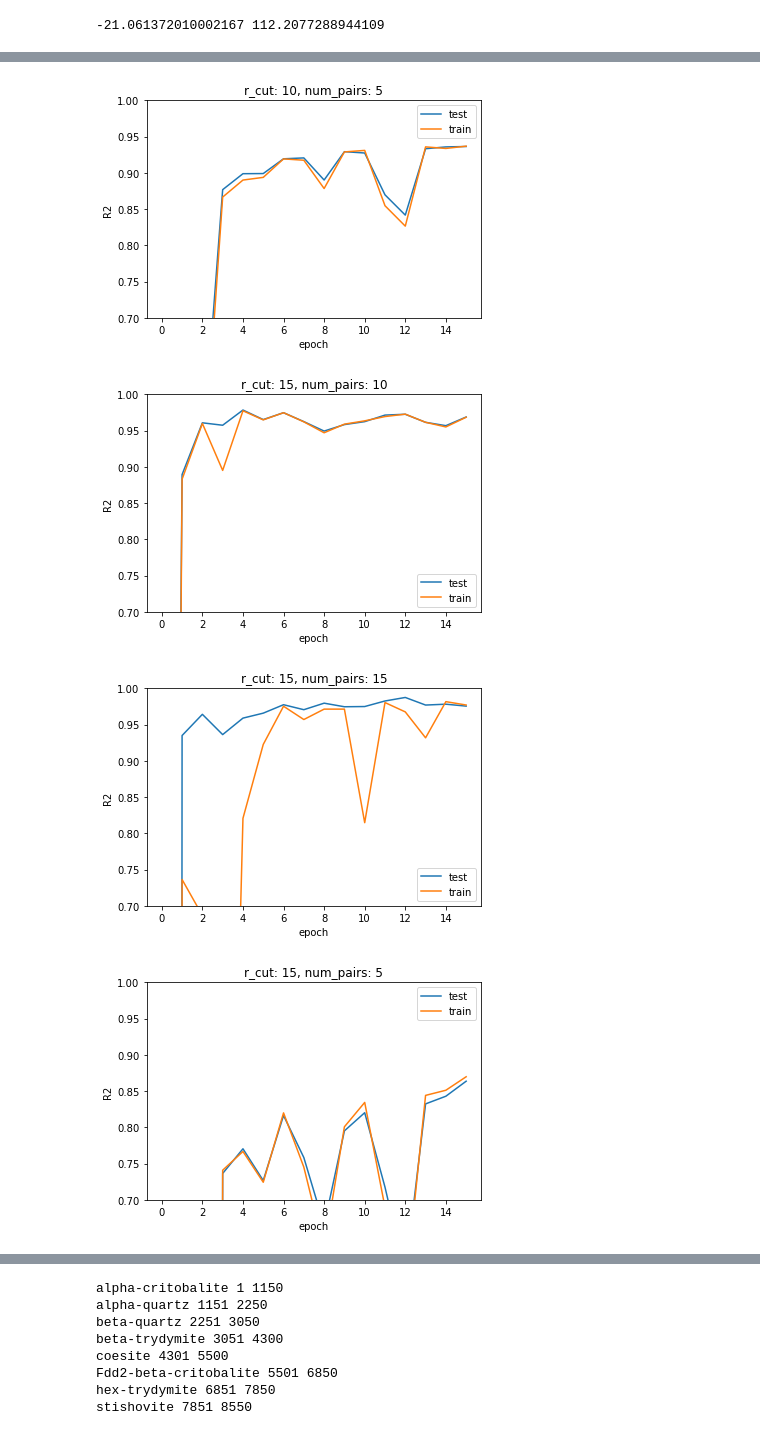
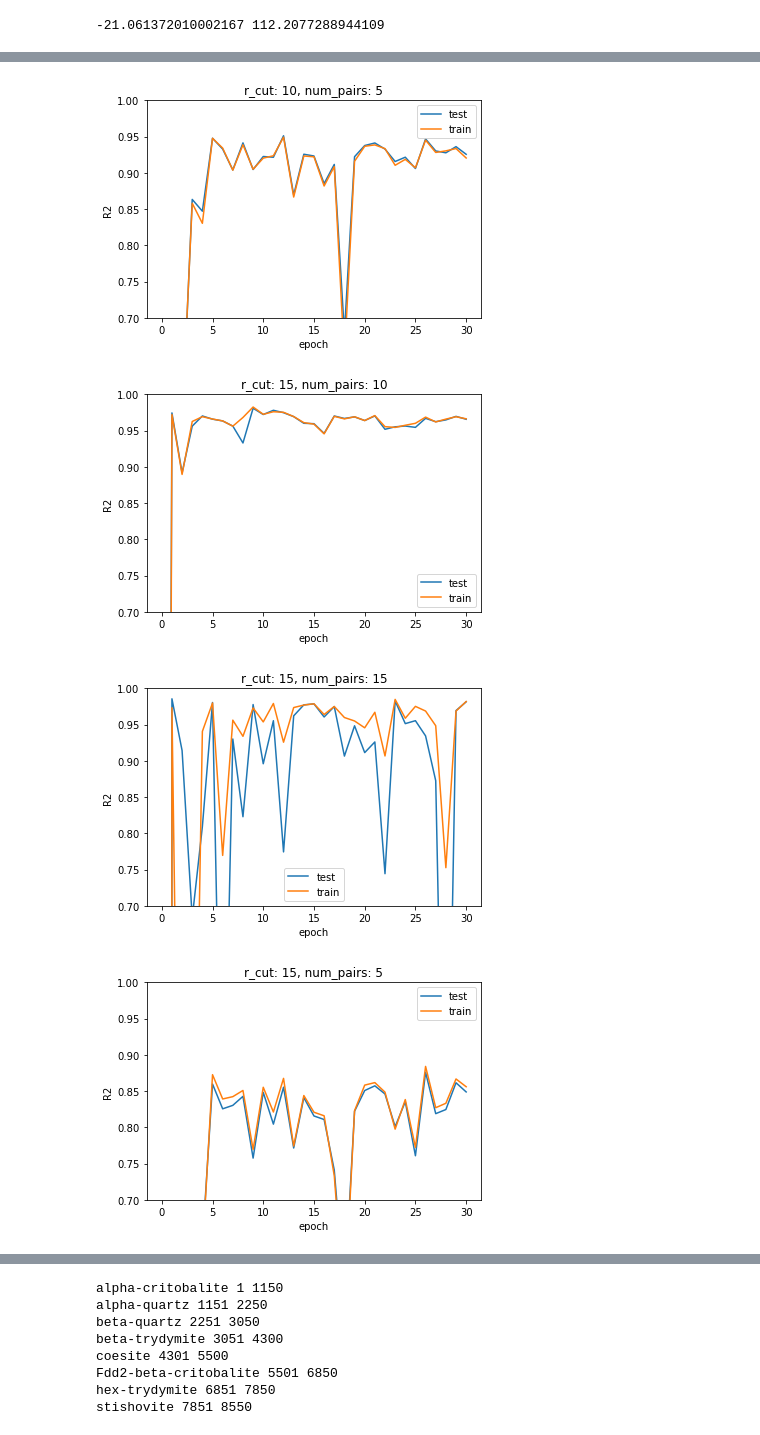
Before and after one commit to y1u0d2a1i/Research, a Jupyter notebook: scripts/wip/test.ipynb, the cells around one changed output, grey strips where cells are left out. Saved outputs shown, nothing was run; the diff lists cells and outputs as text; code cells hidden in the pictures.

```diff
--- a/scripts/wip/test.ipynb
+++ b/scripts/wip/test.ipynb
@@ -45,8 +59,6 @@ base_df
 # %%
 df_test = pd.read_csv(f'{dir_path}/analyze/testpoints.000009.out.csv')
 df_train = pd.read_csv(f'{dir_path}/analyze/trainpoints.000009.out.csv')
-df_test['index'] += 1
-df_train['index'] += 1
 # %%
 df_test_new = pd.merge(df_test,base_df,left_on='index',right_on='structure_idx')
 df_train_new = pd.merge(df_train,base_df,left_on='index',right_on='structure_idx')
@@ -96,7 +108,7 @@ import pandas as pd
 import numpy as np
 import glob
 import matplotlib.pyplot as plt
-dir_path = '/Users/y1u0d2/Desktop/Lab/result/nnp-train/two-body/for_angular'
+dir_path = '/Users/y1u0d2/Desktop/Lab/result/nnp-train/20211123'
 dirs = glob.glob(f'{dir_path}/nnp*')
 dirs.sort()
 
@@ -118,5 +130,5 @@ for directory in dirs:
         plt.plot(df_test.epoch, df_test.R2, label="test")
         plt.plot(df_train.epoch, df_train.R2, label="train")
         plt.legend()
-        # fig.savefig(f'{dir_path}/pic/wip/r_cut-{r_cut}_pairs-{num_pairs}.png')
+        fig.savefig(f'{dir_path}/pic/r_cut-{r_cut}_pairs-{num_pairs}.png')
 # %% [output]
@@ -125,4 +137,4 @@ for directory in dirs:
-[figure, old version]
+[figure, new version]
-[figure, old version]
+[figure, new version]
-[figure, old version]
+[figure, new version]
-[figure, old version]
+[figure, new version]
```
Also changed, not shown: parts of 4 cells of this notebook, 1 other file.
